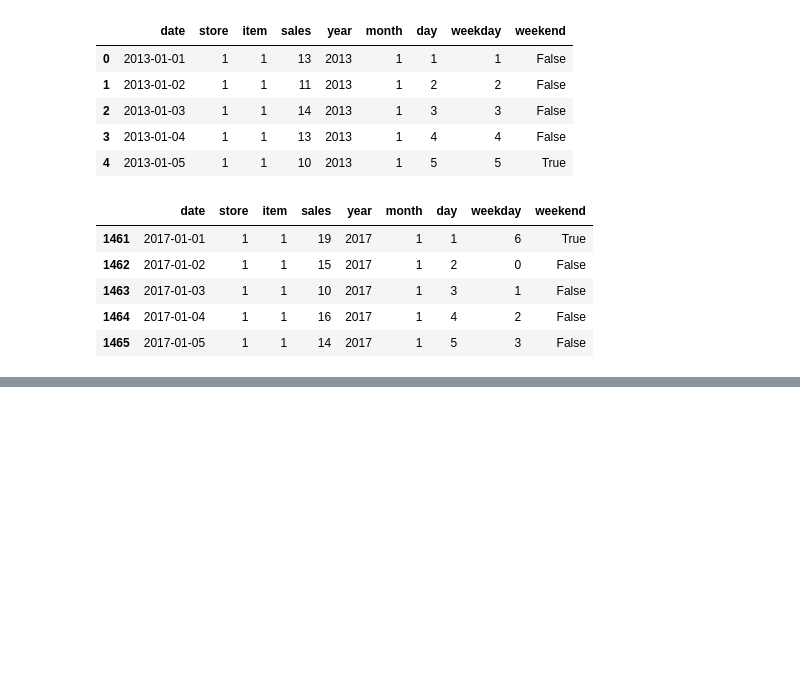
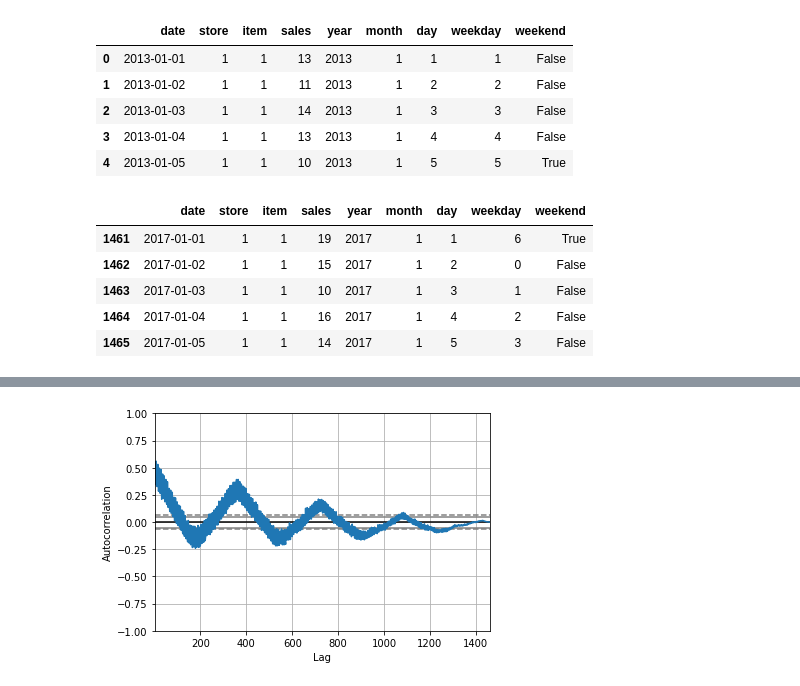
Before and after one commit to rodgdutra/neural_kaggle_store_item, a Jupyter notebook: neural_net.ipynb, the cells around one changed output, grey strips where cells are left out. Cells and saved outputs as stored; diff of their text form; code cells hidden in the pictures; blank space fills up the shorter version.

```diff
--- a/neural_net.ipynb
+++ b/neural_net.ipynb
@@ -80,0 +156,5 @@ item_test_set.head()
+# %%
+pd.plotting.autocorrelation_plot(item_train_set['sales'])
+plt.show()
+# %% [output]
+[figure, added]
```
Also changed, not shown: parts of 23 cells of this notebook, 1 other file.
